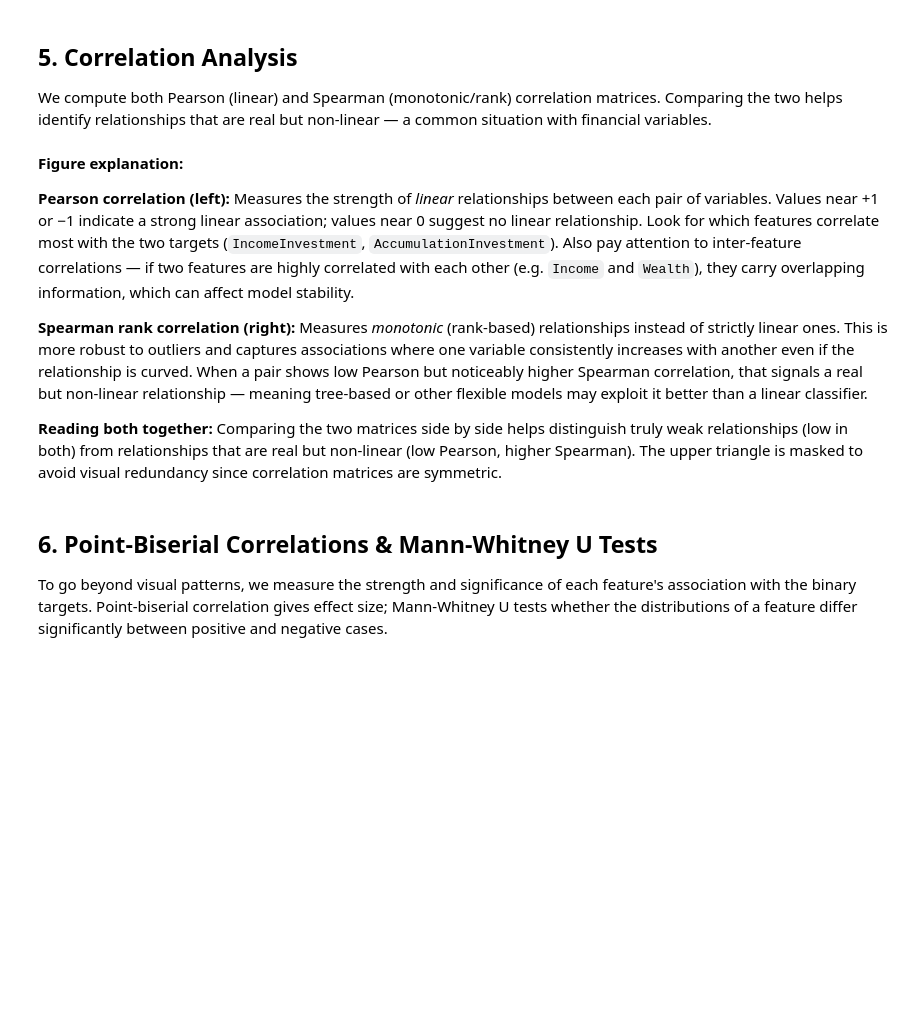
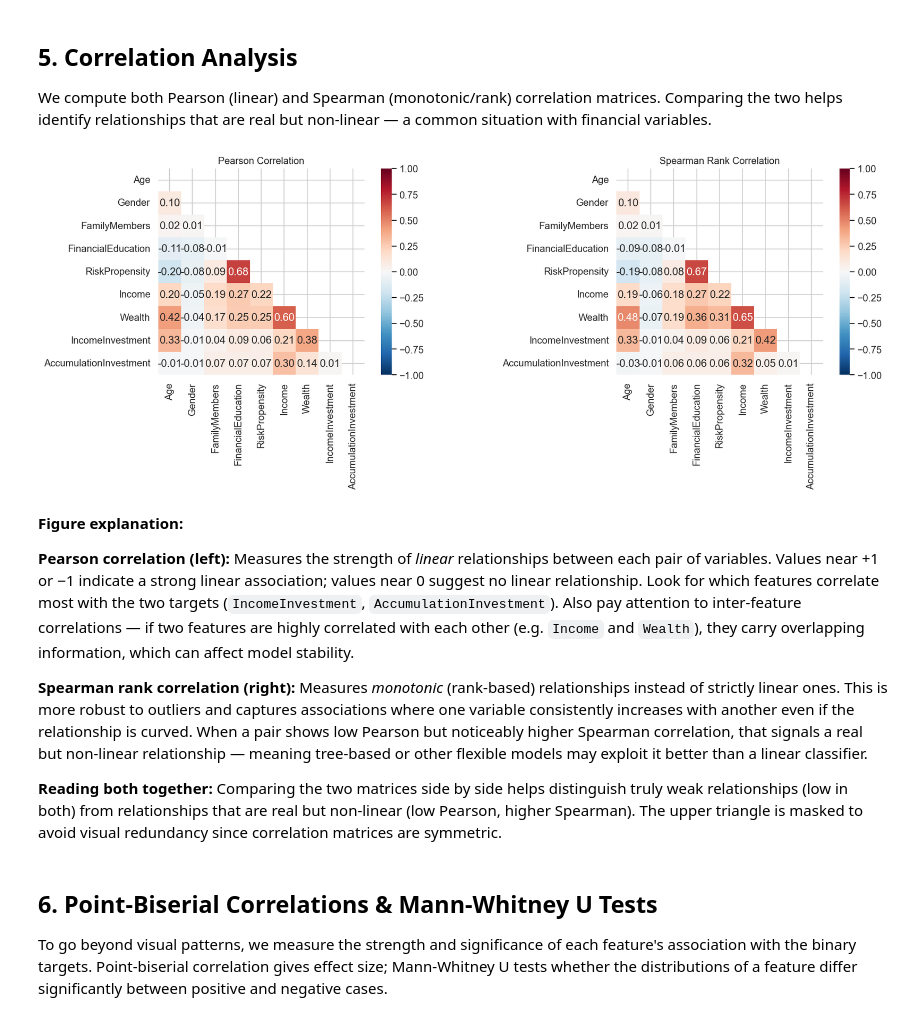
Before and after one commit to JoeChen322/Fintech, a Jupyter notebook: EDA.ipynb, the cells around one changed output. Cells and saved outputs as stored; diff of their text form; code cells hidden in the pictures; blank space fills up the shorter version.

```diff
--- a/EDA.ipynb
+++ b/EDA.ipynb
@@ -320,29 +436,54 @@ print("→ We will use log1p in feature engineering (interpretable) and Standard
 
 We compute both Pearson (linear) and Spearman (monotonic/rank) correlation matrices. Comparing the two helps identify relationships that are real but non-linear — a common situation with financial variables.
 # %%
-# ═══════════════════════════════════════════════════════════════
 # CORRELATION HEATMAPS (PEARSON + SPEARMAN)
-# ═══════════════════════════════════════════════════════════════
 fig, axes = plt.subplots(1, 2, figsize=(16, 6))
 
 mask = np.triu(np.ones_like(df.corr(), dtype=bool))
 
-sns.heatmap(df.corr(method='pearson'), annot=True, fmt='.2f', cmap='RdBu_r',
-            center=0, ax=axes[0], vmin=-1, vmax=1, mask=mask, square=True)
-axes[0].set_title('Pearson Correlation', fontsize=12)
+sns.heatmap(
+    df.corr(method="pearson"),
+    annot=True,
+    fmt=".2f",
+    cmap="RdBu_r",
+    center=0,
+    ax=axes[0],
+    vmin=-1,
+    vmax=1,
+    mask=mask,
+    square=True,
+)
+axes[0].set_title("Pearson Correlation", fontsize=12)
 
-sns.heatmap(df.corr(method='spearman'), annot=True, fmt='.2f', cmap='RdBu_r',
-            center=0, ax=axes[1], vmin=-1, vmax=1, mask=mask, square=True)
-axes[1].set_title('Spearman Rank Correlation', fontsize=12)
+sns.heatmap(
+    df.corr(method="spearman"),
+    annot=True,
+    fmt=".2f",
+    cmap="RdBu_r",
+    center=0,
+    ax=axes[1],
+    vmin=-1,
+    vmax=1,
+    mask=mask,
+    square=True,
+)
+axes[1].set_title("Spearman Rank Correlation", fontsize=12)
 
 plt.tight_layout()
+plt.savefig(
+    os.path.join(figures_dir, "04_correlation_analysis_pearson_spearman.png"),
+    dpi=150,
+    bbox_inches="tight",
+)
 plt.show()
+# %% [output]
+[figure, added]
 # %% [markdown]
 **Figure explanation:**
 
-**Pearson correlation (left):** Measures the strength of *linear* relationships between each pair of variables. Values near +1 or −1 indicate a strong linear association; values near 0 suggest no linear relationship. Look for which features correlate most with the two targets (`IncomeInvestment`, `AccumulationInvestment`). Also pay attention to inter-feature correlations — if two features are highly correlated with each other (e.g. `Income` and `Wealth`), they carry overlapping information, which can affect model stability.
+**Pearson correlation (left):** Measures the strength of _linear_ relationships between each pair of variables. Values near +1 or −1 indicate a strong linear association; values near 0 suggest no linear relationship. Look for which features correlate most with the two targets (`IncomeInvestment`, `AccumulationInvestment`). Also pay attention to inter-feature correlations — if two features are highly correlated with each other (e.g. `Income` and `Wealth`), they carry overlapping information, which can affect model stability.
 
-**Spearman rank correlation (right):** Measures *monotonic* (rank-based) relationships instead of strictly linear ones. This is more robust to outliers and captures associations where one variable consistently increases with another even if the relationship is curved. When a pair shows low Pearson but noticeably higher Spearman correlation, that signals a real but non-linear relationship — meaning tree-based or other flexible models may exploit it better than a linear classifier.
+**Spearman rank correlation (right):** Measures _monotonic_ (rank-based) relationships instead of strictly linear ones. This is more robust to outliers and captures associations where one variable consistently increases with another even if the relationship is curved. When a pair shows low Pearson but noticeably higher Spearman correlation, that signals a real but non-linear relationship — meaning tree-based or other flexible models may exploit it better than a linear classifier.
 
 **Reading both together:** Comparing the two matrices side by side helps distinguish truly weak relationships (low in both) from relationships that are real but non-linear (low Pearson, higher Spearman). The upper triangle is masked to avoid visual redundancy since correlation matrices are symmetric.
 # %% [markdown]
```
Also changed, not shown: parts of 59 cells of this notebook, 18 other files.
